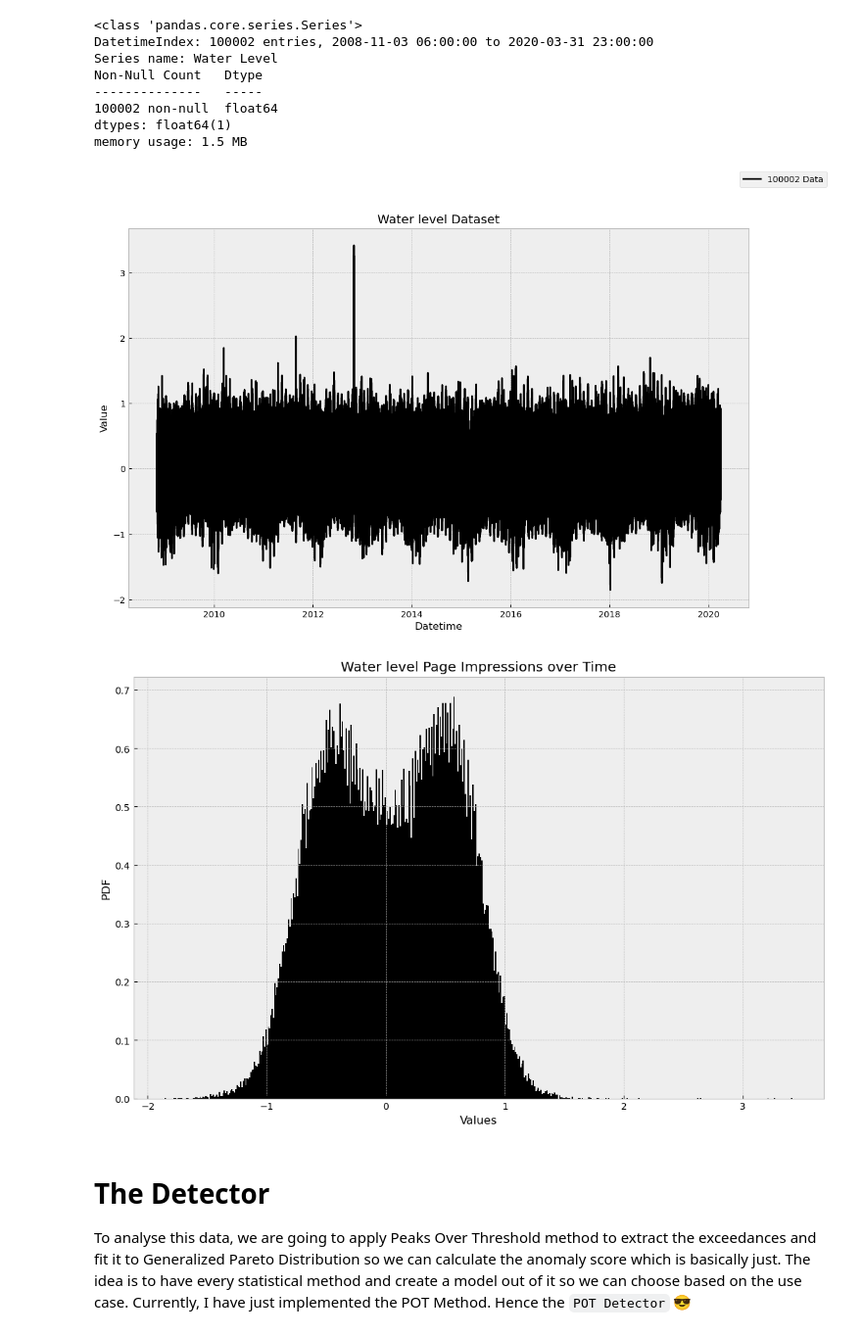
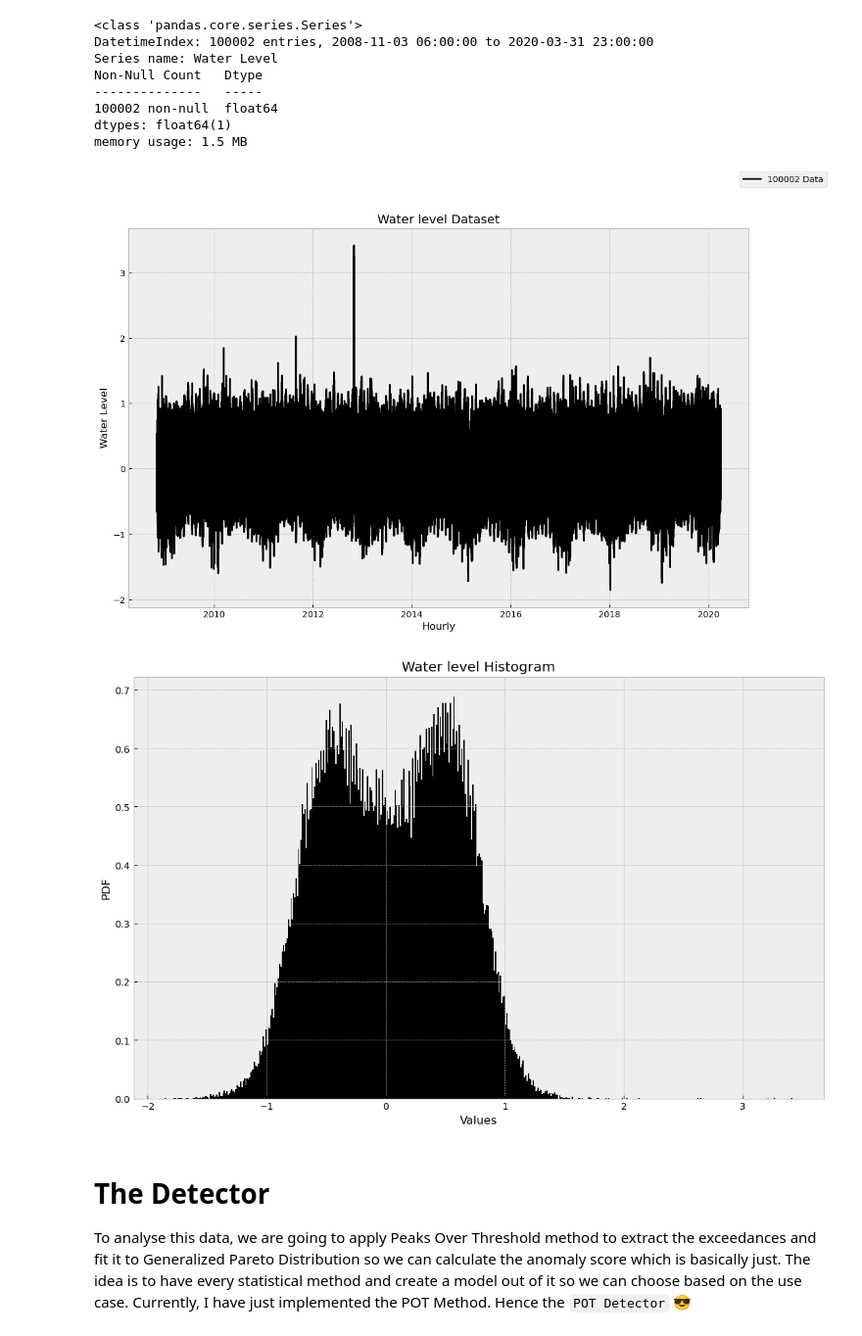
Before and after one commit to Aeternalis-Ingenium/anomalytics, a Jupyter notebook: docs/example.ipynb, the cells around one changed output. Shown at 98% size. Drawn from its saved outputs; the diff is of its cells as text; code cells hidden in the pictures.

```diff
--- a/docs/example.ipynb
+++ b/docs/example.ipynb
@@ -89,21 +80,21 @@ memory usage: 1.5 MB
 fig = plt.figure(figsize=(13, 8))
 plt.plot(ts.index, ts.values, color="black", alpha=1, label=f"{ts.shape[0]} Data")
 plt.title(f"{ts.name.capitalize()} Dataset")
-plt.xlabel("Datetime")
-plt.ylabel("Value")
+plt.xlabel("Hourly")
+plt.ylabel("Water Level")
 fig.legend()
 plt.show()
 # %% [output]
-[figure, old version]
+[figure, new version]
 # %%
 fig = plt.figure(figsize=(13, 8))
 plt.hist(ts.values, bins=500, density=True, color="black", alpha=1)
-plt.title(f"{ts.name.capitalize()} Page Impressions over Time")
+plt.title(f"{ts.name.capitalize()} Histogram")
 plt.ylabel("PDF")
 plt.xlabel("Values")
 plt.show()
 # %% [output]
-[figure, old version]
+[figure, new version]
 # %% [markdown]
 # **The Detector**
 
```
Also changed, not shown: parts of 21 cells of this notebook.
